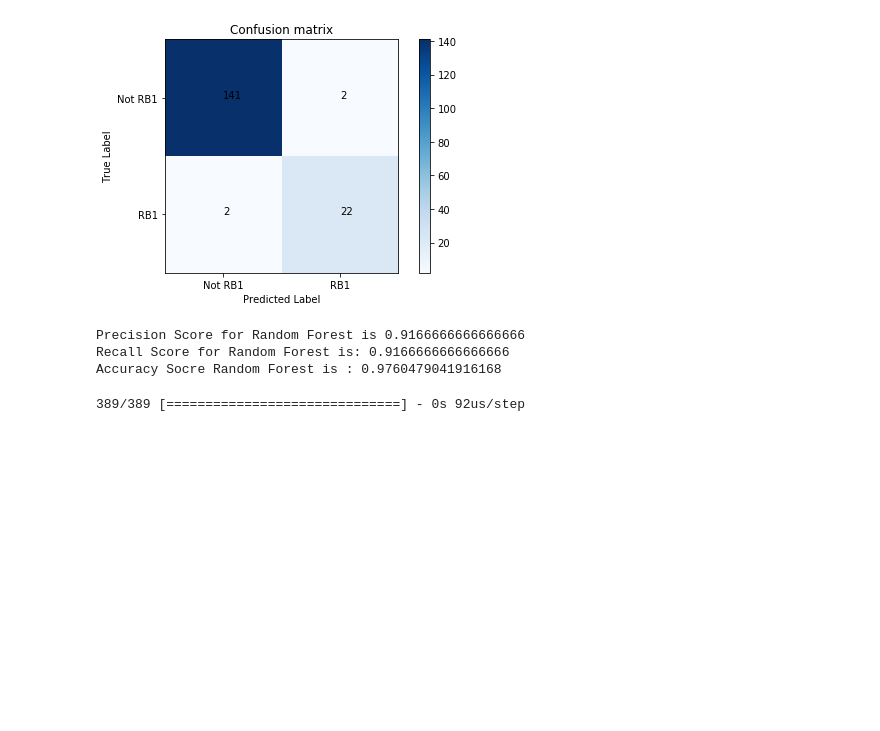
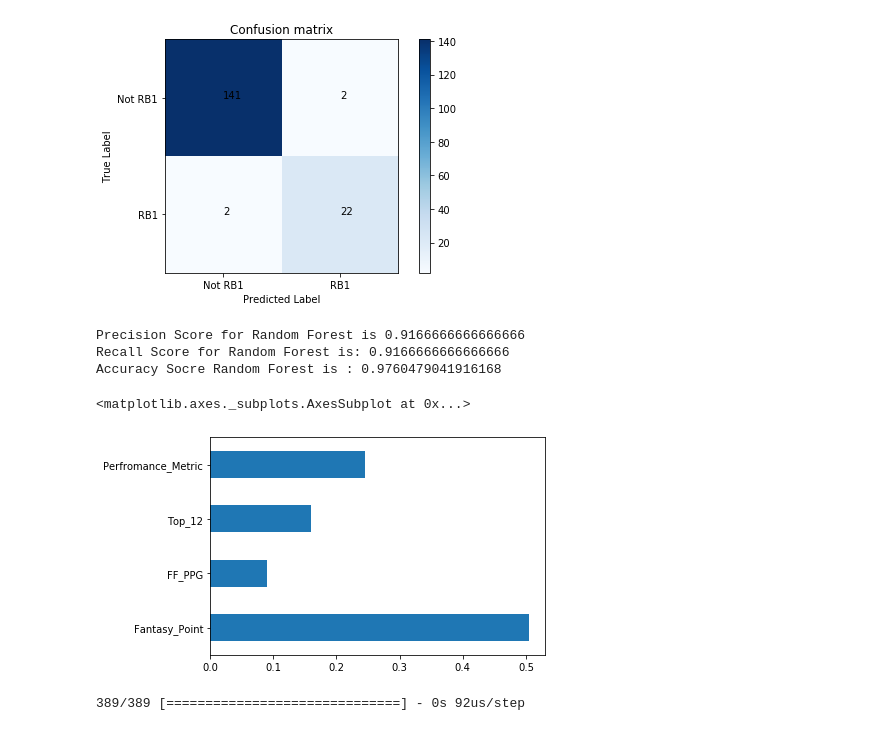
Before and after one commit to jh729670/Running-Back-Data, a Jupyter notebook: Data Practicum.ipynb, the cells around one changed output. Drawn from its saved outputs; the diff is of its cells as text; code cells hidden in the pictures; blank space fills up the shorter version.

```diff
--- a/Data Practicum.ipynb
+++ b/Data Practicum.ipynb
@@ -305,6 +395,12 @@ print('Accuracy Socre Random Forest is :', accuracy_score(Y_test_new,prediction_
 Precision Score for Random Forest is 0.9166666666666666
 Recall Score for Random Forest is: 0.9166666666666666
 Accuracy Socre Random Forest is : 0.9760479041916168
+# %%
+feature_important=pd.Series(rf_most_important.feature_importances_,index=X_new.columns)
+feature_important.plot(kind='barh')
+# %% [output]
+<matplotlib.axes._subplots.AxesSubplot at 0x...>
+[figure, added]
 # %%
 from keras.wrappers.scikit_learn import KerasClassifier
 from sklearn.model_selection import RandomizedSearchCV
```
Also changed, not shown: parts of 13 cells of this notebook.
